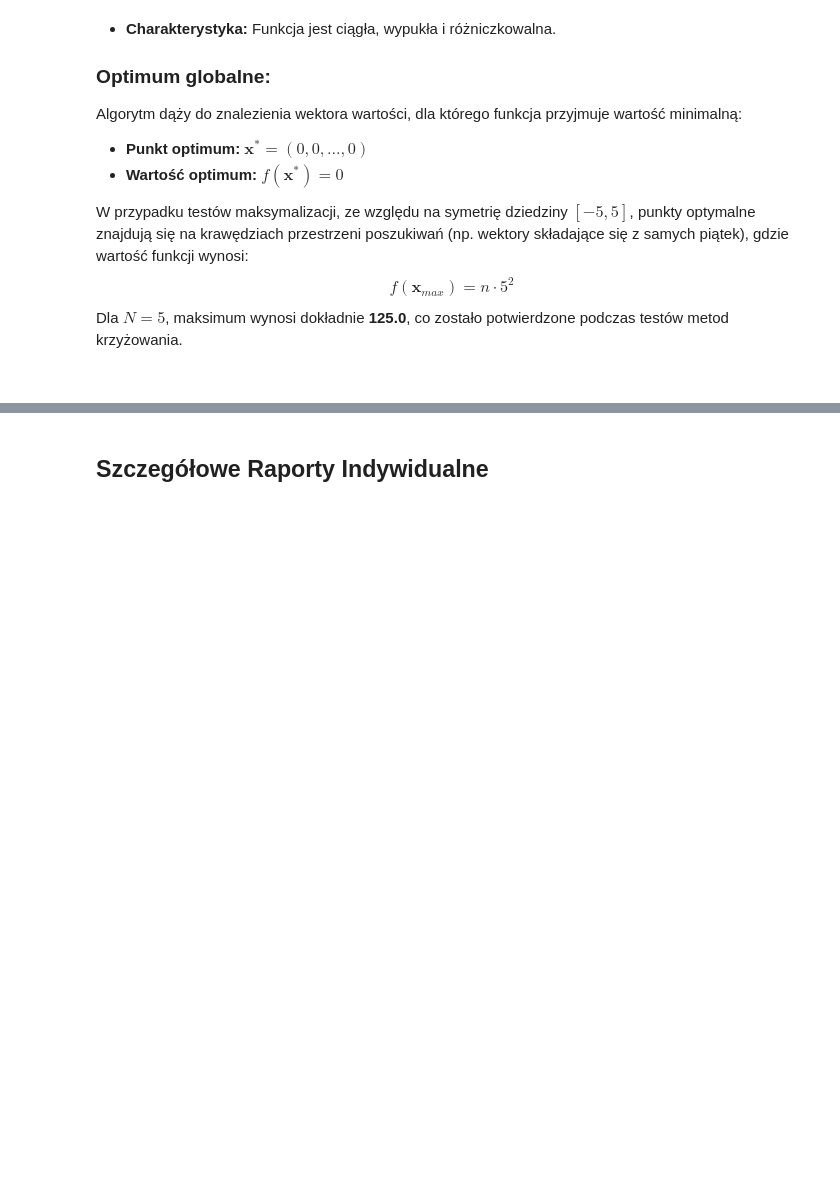
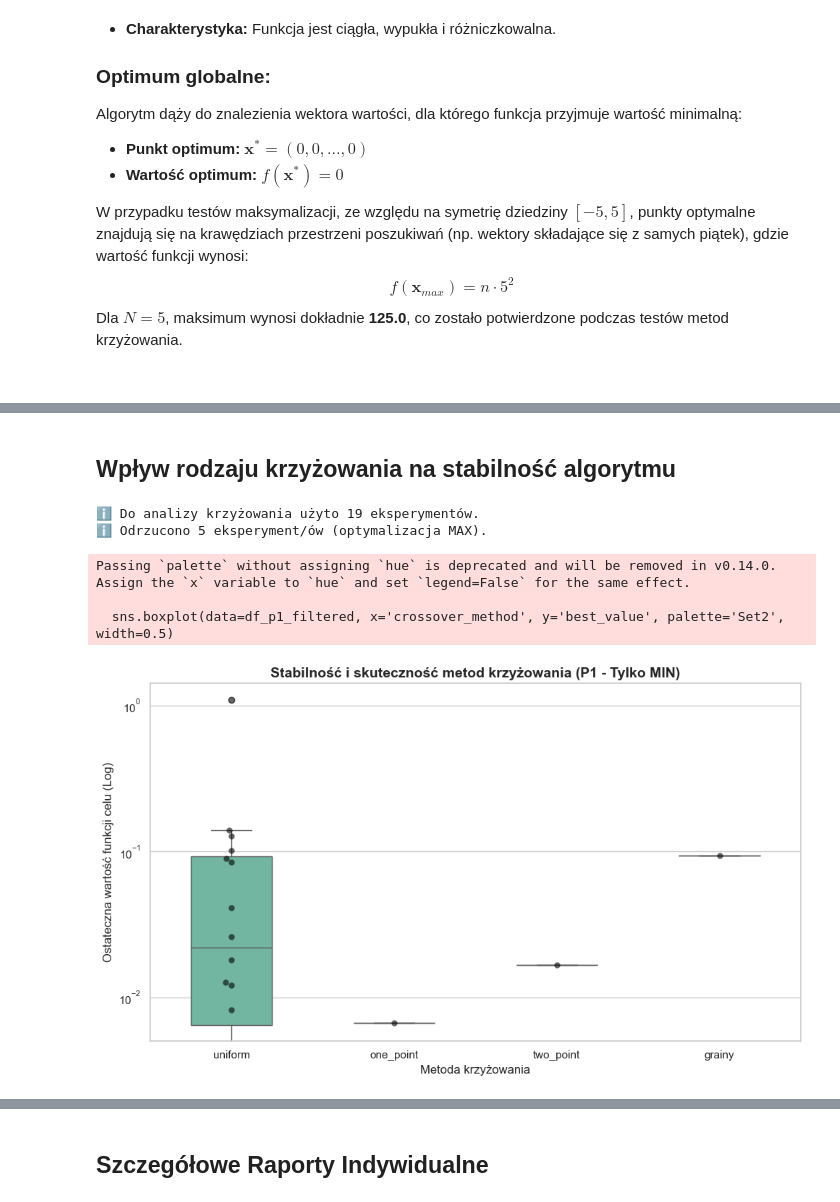
Before and after one commit to awramik/genetic_algorithm_project, a Jupyter notebook: Sprawozdanie_AlgorytmGenetyczny.ipynb, the cells around one changed output, grey strips where cells are left out. Saved outputs shown, nothing was run; the diff lists cells and outputs as text; code cells hidden in the pictures; blank space fills up the shorter version.

```diff
--- a/Sprawozdanie_AlgorytmGenetyczny.ipynb
+++ b/Sprawozdanie_AlgorytmGenetyczny.ipynb
@@ -129,2 +159,34 @@ Pomyślnie załadowano 16 eksperymentów.
+# %% [markdown]
+## Wpływ rodzaju krzyżowania na stabilność algorytmu
+# %%
+plt.figure(figsize=(10, 6))
+
+# --- FILTROWANIE DANYCH ---
+# Poprawne wyniki MIN są mniejsze niż 5.0.
+# Wszystko, co ma ogromną wartość (bo było optymalizowane pod MAX), zostanie odrzucone.
+df_p1_filtered = df_p1[df_p1['best_value'] < 5.0].copy()
+
+ilosc_odrzuconych = len(df_p1) - len(df_p1_filtered)
+print(f"ℹ️ Do analizy krzyżowania użyto {len(df_p1_filtered)} eksperymentów.")
+print(f"ℹ️ Odrzucono {ilosc_odrzuconych} eksperyment/ów (optymalizacja MAX).")
+# --------------------------
+
+sns.boxplot(data=df_p1_filtered, x='crossover_method', y='best_value', palette='Set2', width=0.5)
+sns.swarmplot(data=df_p1_filtered, x='crossover_method', y='best_value', color='black', alpha=0.6, size=6)
+
+plt.title('Stabilność i skuteczność metod krzyżowania (P1 - Tylko MIN)', fontsize=14, fontweight='bold')
+plt.xlabel('Metoda krzyżowania', fontsize=12)
+plt.ylabel('Ostateczna wartość funkcji celu (Log)', fontsize=12)
+plt.yscale('log')
+
+plt.tight_layout()
+plt.show()
+# %% [output]
+ℹ️ Do analizy krzyżowania użyto 19 eksperymentów.
+ℹ️ Odrzucono 5 eksperyment/ów (optymalizacja MAX).
+Passing `palette` without assigning `hue` is deprecated and will be removed in v0.14.0. Assign the `x` variable to `hue` and set `legend=False` for the same effect.
+
+  sns.boxplot(data=df_p1_filtered, x='crossover_method', y='best_value', palette='Set2', width=0.5)
+[figure, added]
 # %% [markdown]
 ## Zbiorcze Porównanie Eksperymentów
```
Also changed, not shown: parts of 16 cells of this notebook, 1 other file.
